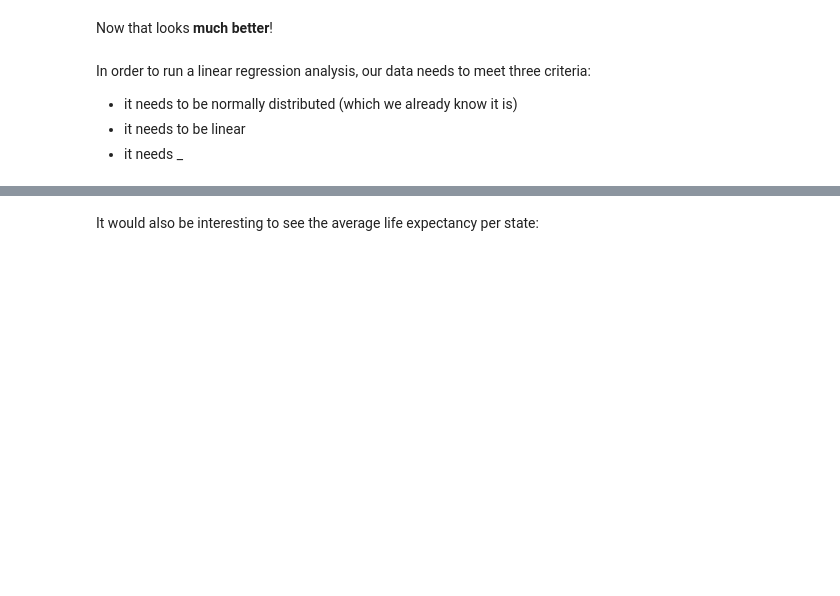
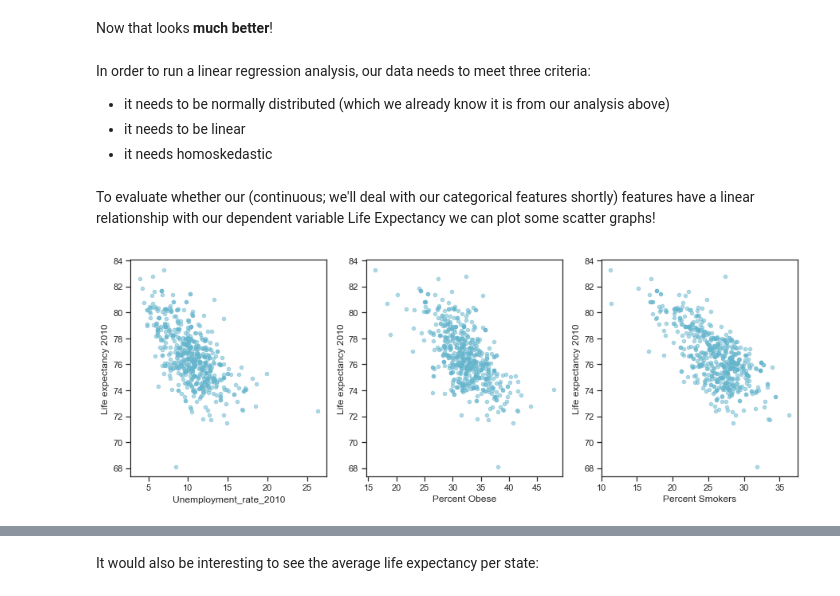
Before and after one commit to aulorbe/Life-Expectancy-In-The-US, a Jupyter notebook: EDA_initial.ipynb, the cells around one changed output, grey strips where cells are left out. Drawn from its saved outputs; the diff is of its cells as text; code cells hidden in the pictures; blank space fills up the shorter version.

Commit message:
adding scatters + scatter of log-transformed Food Stamps, which does not seem to be linear

```diff
--- a/EDA_initial.ipynb
+++ b/EDA_initial.ipynb
@@ -106,6 +99,6 @@ array([[<matplotlib.axes._subplots.AxesSubplot object at 0x...>]],
 Now that looks **much better**!
 # %% [markdown]
 In order to run a linear regression analysis, our data needs to meet three criteria:
-- it needs to be normally distributed (which we already know it is)
+- it needs to be normally distributed (which we already know it is from our analysis above)
 - it needs to be linear
-- it needs _
+- it needs homoskedastic
@@ -113,0 +105,13 @@ In order to run a linear regression analysis, our data needs to meet three crite
+# %% [markdown]
+To evaluate whether our (continuous; we'll deal with our categorical features shortly) features have a linear relationship with our dependent variable Life Expectancy we can plot some scatter graphs!
+# %%
+import numpy as np
+
+# setting up our scatters to have 2x3
+fig, axes = plt.subplots(nrows=1, ncols=3, figsize=(15,5))
+
+# Loop through continuous variables to create scatter plots
+for xcol, ax in zip(['Unemployment_rate_2010','Percent Obese','Percent Smokers'], axes):
+    df.plot(kind='scatter', x=xcol, y='Life expectancy 2010', ax=ax, alpha=0.5, color='c')
+# %% [output]
+[figure, added]
```
Also changed, not shown: parts of 13 cells of this notebook.
